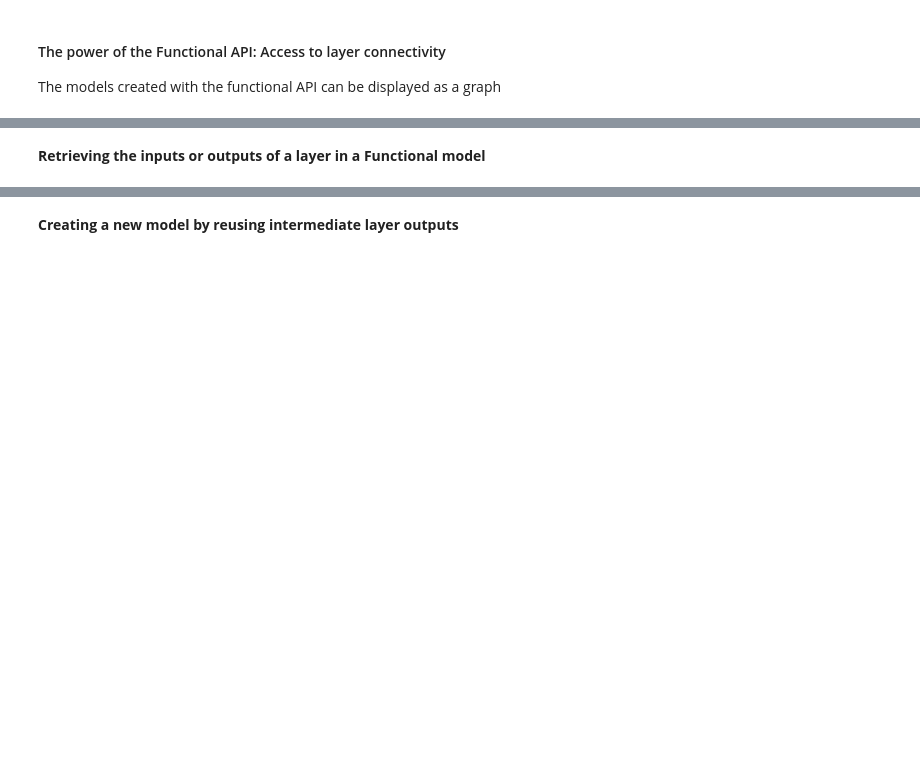
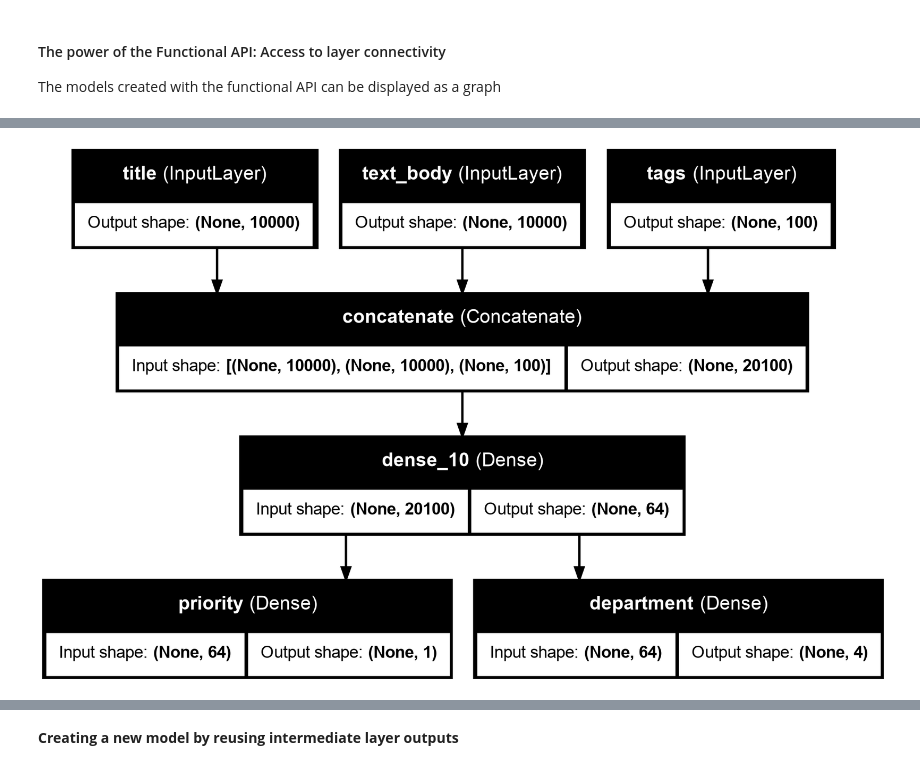
Before and after one commit to joxborrow/deep_learning_with_python, a Jupyter notebook: book_downloads/chapter07_working-with-keras.ipynb, the cells around one changed output, grey strips where cells are left out. Saved outputs shown, nothing was run; the diff lists cells and outputs as text; code cells hidden in the pictures; blank space fills up the shorter version.

```diff
--- a/book_downloads/chapter07_working-with-keras.ipynb
+++ b/book_downloads/chapter07_working-with-keras.ipynb
@@ -340,4 +340,4 @@ You must install pydot (`pip install pydot`) for `plot_model` to work.
 # %%
-keras.utils.plot_model(model, "ticket_classifier_with_shape_info.png", show_shapes=True)
+keras.utils.plot_model(model, "ticket_classifier_with_shape_info.png", show_shapes=True, show_layer_names=True)
+# %% [output]
+[figure, added]
-# %% [markdown]
-**Retrieving the inputs or outputs of a layer in a Functional model**
```
Also changed, not shown: parts of 71 cells of this notebook, 13 other files.
